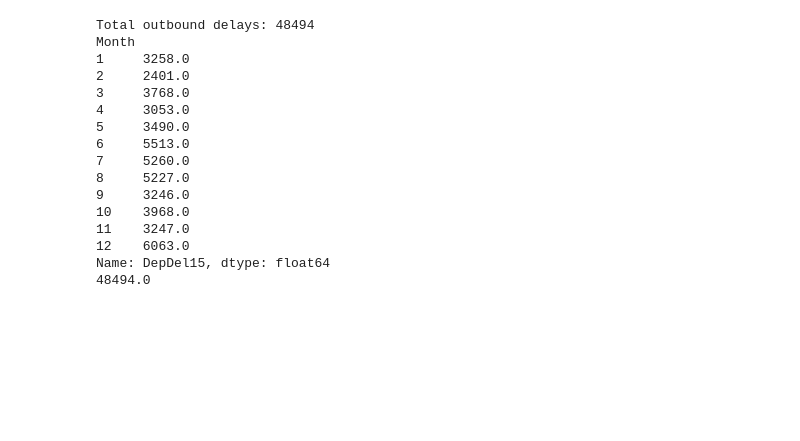
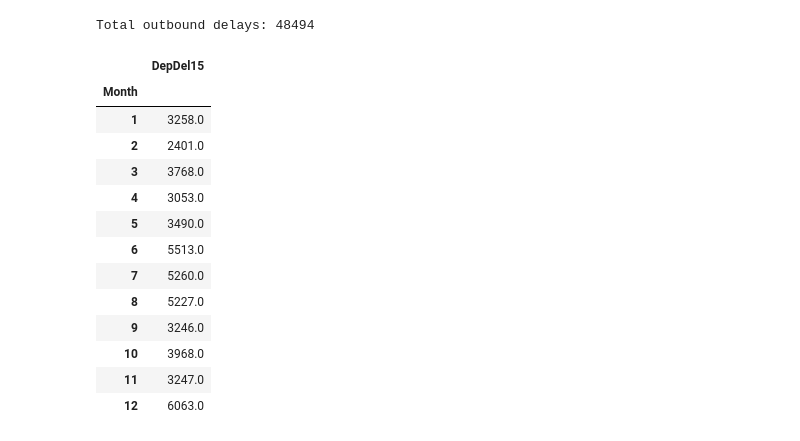
Before and after one commit to phoessel/Analysis-of-DFW-Flight-Delays, a Jupyter notebook: month-frequency/month-freq.ipynb, the cells around one changed output. Saved outputs shown, nothing was run; the diff lists cells and outputs as text; code cells hidden in the pictures; blank space fills up the shorter version.

```diff
--- a/month-frequency/month-freq.ipynb
+++ b/month-frequency/month-freq.ipynb
@@ -13,26 +14,25 @@ total_outbound_flights = len(outbound['FlightNum'])
 total_inbound_flights = len(inbound['FlightNum'])
 # %%
 outbound_delays = outbound.loc[outbound['DepDel15'] == 1]
-total_delays = len(outbound_delays['FlightNum'])
-print(f"Total outbound delays: {total_delays}")
+total_outbound_delays = len(outbound_delays['FlightNum'])
+print(f"Total outbound delays: {total_outbound_delays}")
 
 monthly_outbound = outbound_delays.groupby(['Month']).sum()
-print(monthly_outbound['DepDel15'].head(12))
-print(monthly_outbound['DepDel15'].sum())
+m_outbound_sum = pd.DataFrame(monthly_outbound['DepDel15'])
+m_outbound_sum
 # %% [output]
 Total outbound delays: 48494
-Month
-1     3258.0
-2     2401.0
-3     3768.0
-4     3053.0
-5     3490.0
-6     5513.0
-7     5260.0
-8     5227.0
-9     3246.0
-10    3968.0
-11    3247.0
-12    6063.0
-Name: DepDel15, dtype: float64
-48494.0
+|  | DepDel15 |
+| Month |  |
+| 1 | 3258.0 |
+| 2 | 2401.0 |
+| 3 | 3768.0 |
+| 4 | 3053.0 |
+| 5 | 3490.0 |
+| 6 | 5513.0 |
+| 7 | 5260.0 |
+| 8 | 5227.0 |
+| 9 | 3246.0 |
+| 10 | 3968.0 |
+| 11 | 3247.0 |
+| 12 | 6063.0 |
```
Also changed, not shown: parts of 6 cells of this notebook.
